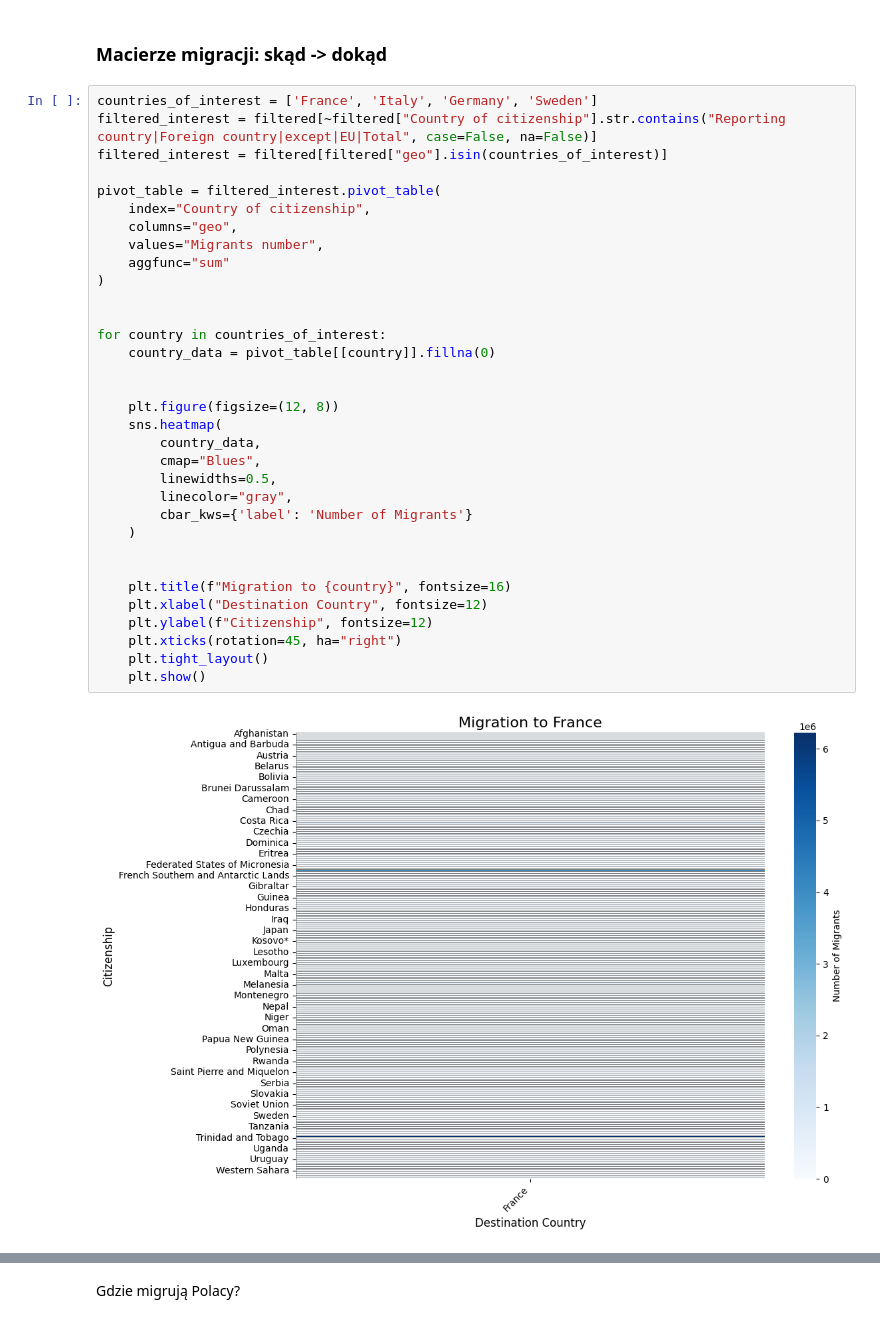
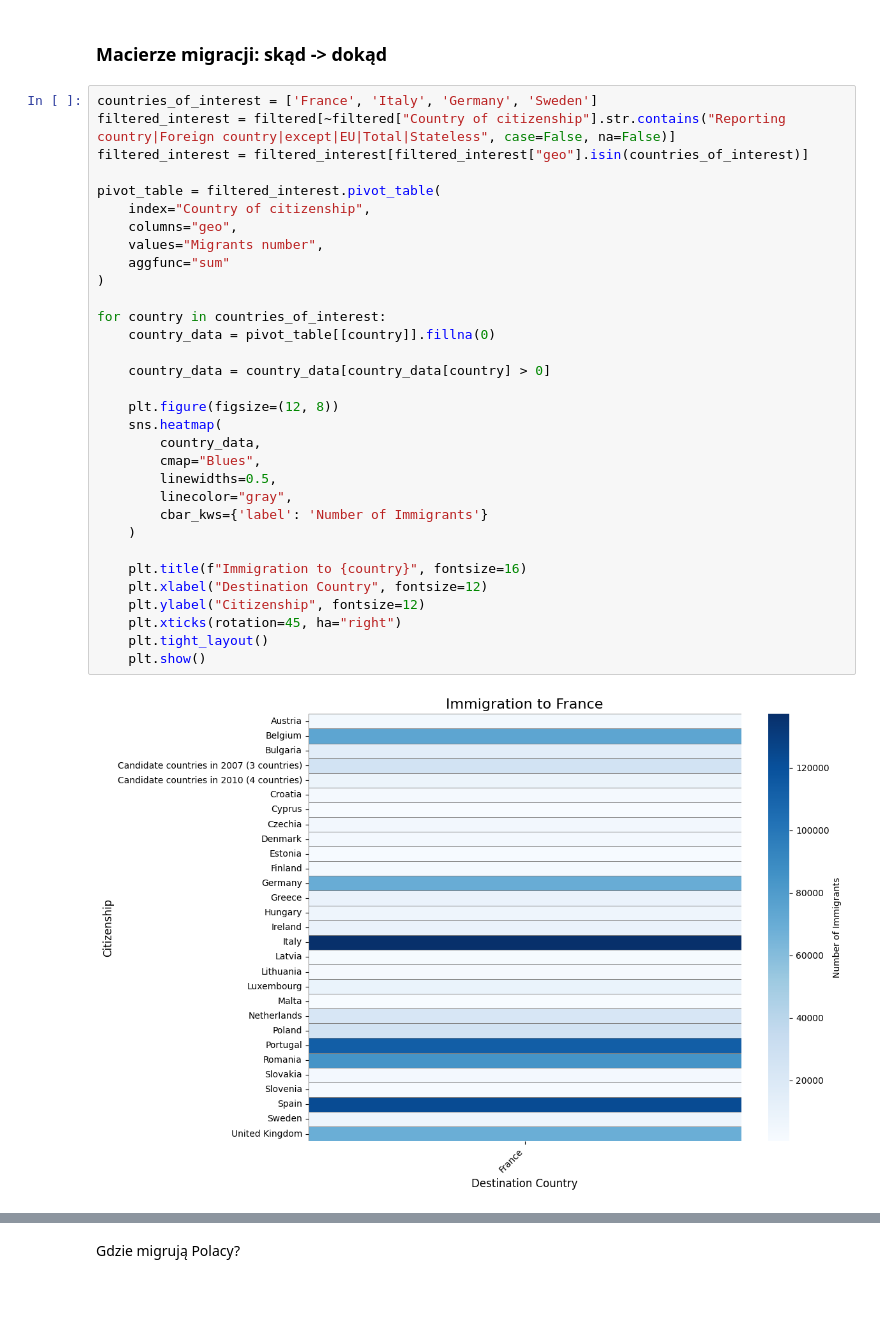
Before and after one commit to natix-x/Data-mining-in-Migration-Analysis, a Jupyter notebook: data_analysis/migration_patterns.ipynb, the cells around one changed output, grey strips where cells are left out. Cells and saved outputs as stored; diff of their text form; blank space fills up the shorter version.

Commit message:
Added data analysis - migration_patterns discovering | all valid permits by citizenship

```diff
--- a/data_analysis/migration_patterns.ipynb
+++ b/data_analysis/migration_patterns.ipynb
@@ -80,36 +80,35 @@ plt.show()
 ### Macierze migracji: skąd -> dokąd
 # %%
 countries_of_interest = ['France', 'Italy', 'Germany', 'Sweden']
-filtered_interest = filtered[~filtered["Country of citizenship"].str.contains("Reporting country|Foreign country|except|EU|Total", case=False, na=False)]
-filtered_interest = filtered[filtered["geo"].isin(countries_of_interest)]
+filtered_interest = filtered[~filtered["Country of citizenship"].str.contains("Reporting country|Foreign country|except|EU|Total|Stateless", case=False, na=False)]
+filtered_interest = filtered_interest[filtered_interest["geo"].isin(countries_of_interest)]
 
 pivot_table = filtered_interest.pivot_table(
     index="Country of citizenship",
     columns="geo",
     values="Migrants number",
     aggfunc="sum"
 )
 
-
 for country in countries_of_interest:
     country_data = pivot_table[[country]].fillna(0)
 
+    country_data = country_data[country_data[country] > 0]
 
     plt.figure(figsize=(12, 8))
     sns.heatmap(
         country_data,
         cmap="Blues",
         linewidths=0.5,
         linecolor="gray",
-        cbar_kws={'label': 'Number of Migrants'}
+        cbar_kws={'label': 'Number of Immigrants'}
     )
 
-
-    plt.title(f"Migration to {country}", fontsize=16)
+    plt.title(f"Immigration to {country}", fontsize=16)
     plt.xlabel("Destination Country", fontsize=12)
-    plt.ylabel(f"Citizenship", fontsize=12)
+    plt.ylabel("Citizenship", fontsize=12)
     plt.xticks(rotation=45, ha="right")
     plt.tight_layout()
     plt.show()
 # %% [output]
-[figure, old version]
+[figure, new version]
```
Also changed, not shown: parts of 34 cells of this notebook, 1 other file.
